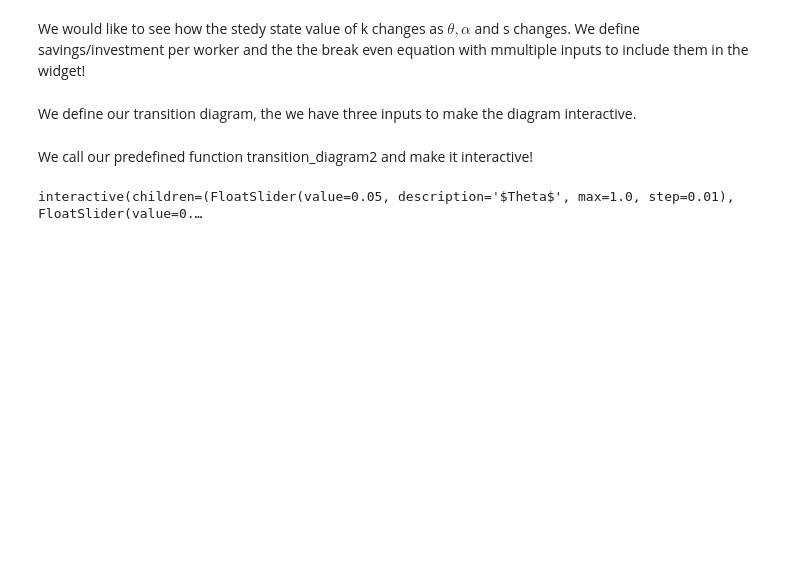
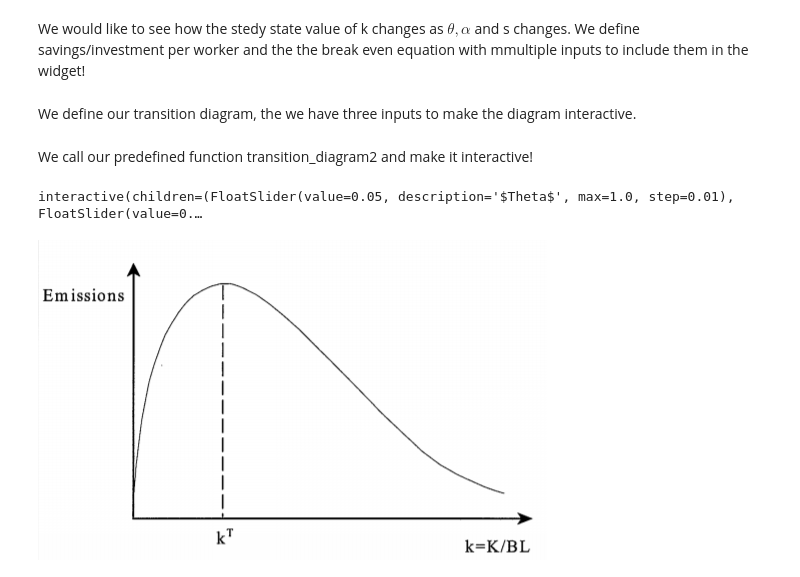
Before and after one commit to MathiasNymand/projects-2019-team-spirit, a Jupyter notebook: modelproject/det_fra_.ipynb, the cells around one changed output. Saved outputs shown, nothing was run; the diff lists cells and outputs as text; code cells hidden in the pictures; blank space fills up the shorter version.

```diff
--- a/modelproject/det_fra_.ipynb
+++ b/modelproject/det_fra_.ipynb
@@ -211,3 +211,8 @@ widgets.interact(transition_diagram2,
 );
 # %% [output]
 interactive(children=(FloatSlider(value=0.05, description='$Theta$', max=1.0, step=0.01), FloatSlider(value=0.…
+# %%
+from IPython.display import Image
+Image(filename='Kuznetz_Curve.png')
+# %% [output]
+[figure, added]
```
Also changed, not shown: 1 other file.
